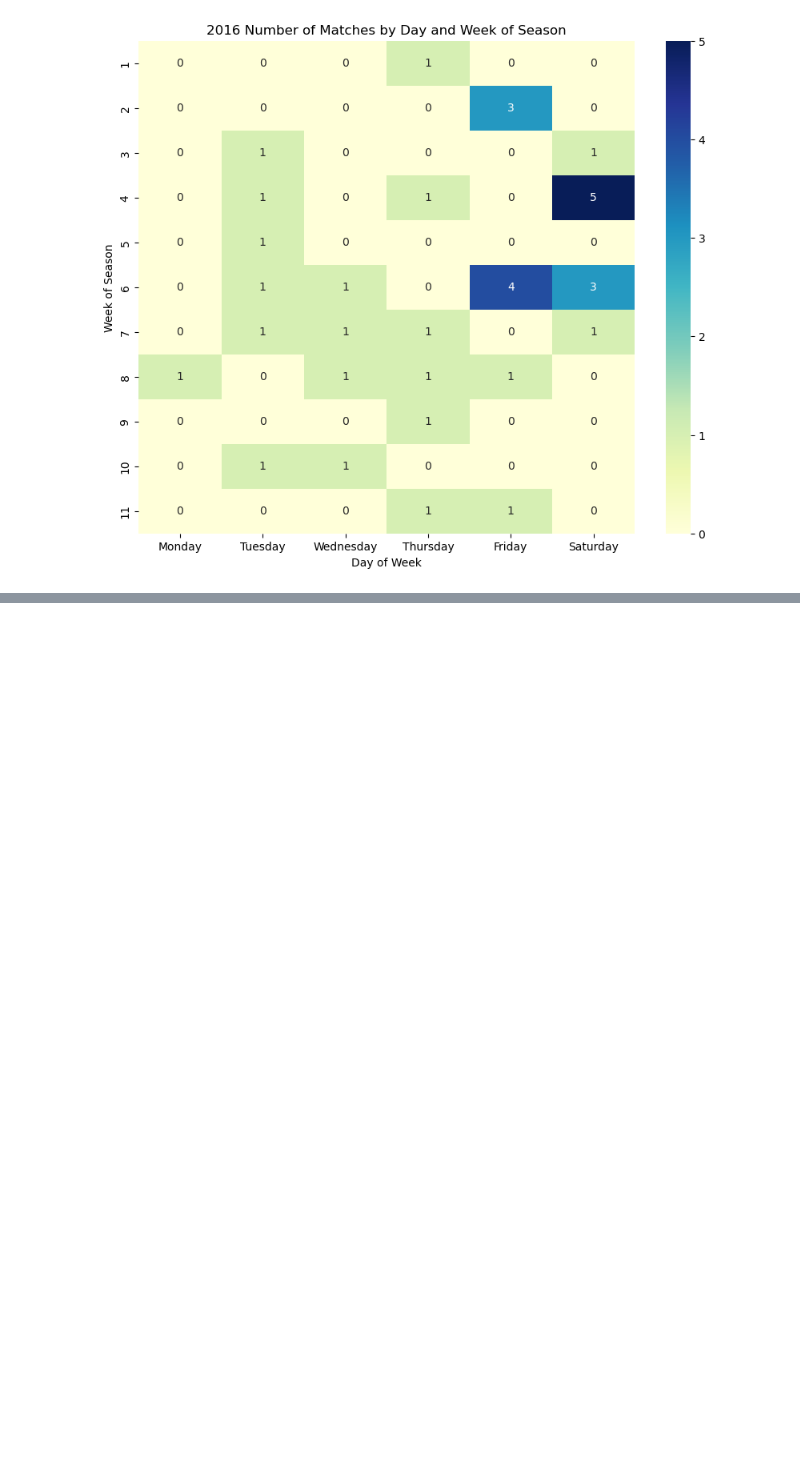
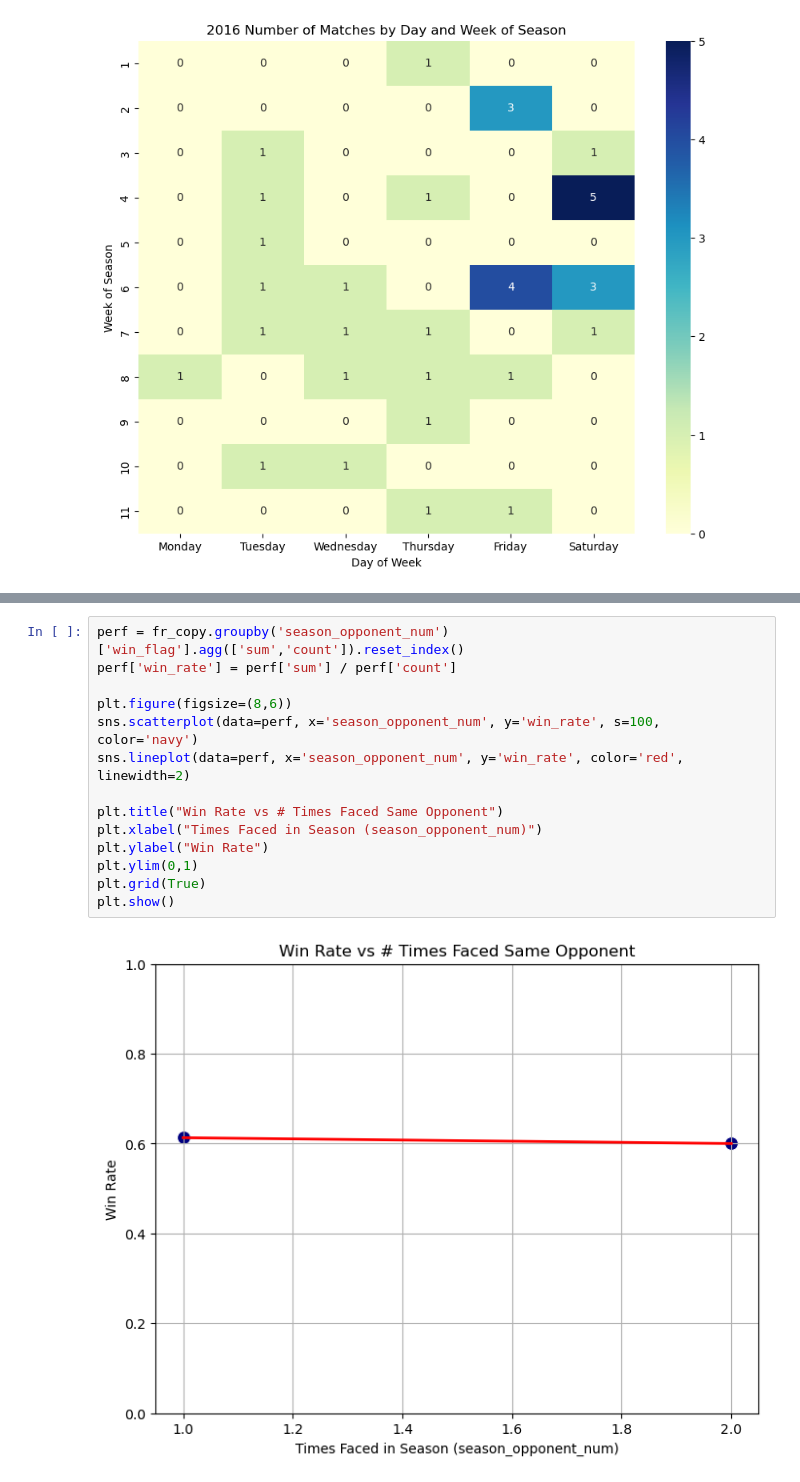
Before and after one commit to drblitx/model-volleyball, a Jupyter notebook: visualizations/fr_viz.ipynb, the cells around one changed output, grey strips where cells are left out. Drawn from its saved outputs; the diff is of its cells as text; blank space fills up the shorter version.

```diff
--- a/visualizations/fr_viz.ipynb
+++ b/visualizations/fr_viz.ipynb
@@ -222,0 +268,16 @@ plt.show()
+# %%
+perf = fr_copy.groupby('season_opponent_num')['win_flag'].agg(['sum','count']).reset_index()
+perf['win_rate'] = perf['sum'] / perf['count']
+
+plt.figure(figsize=(8,6))
+sns.scatterplot(data=perf, x='season_opponent_num', y='win_rate', s=100, color='navy')
+sns.lineplot(data=perf, x='season_opponent_num', y='win_rate', color='red', linewidth=2)
+
+plt.title("Win Rate vs # Times Faced Same Opponent")
+plt.xlabel("Times Faced in Season (season_opponent_num)")
+plt.ylabel("Win Rate")
+plt.ylim(0,1)
+plt.grid(True)
+plt.show()
+# %% [output]
+[figure, added]
```
Also changed, not shown: parts of 4 cells of this notebook.
